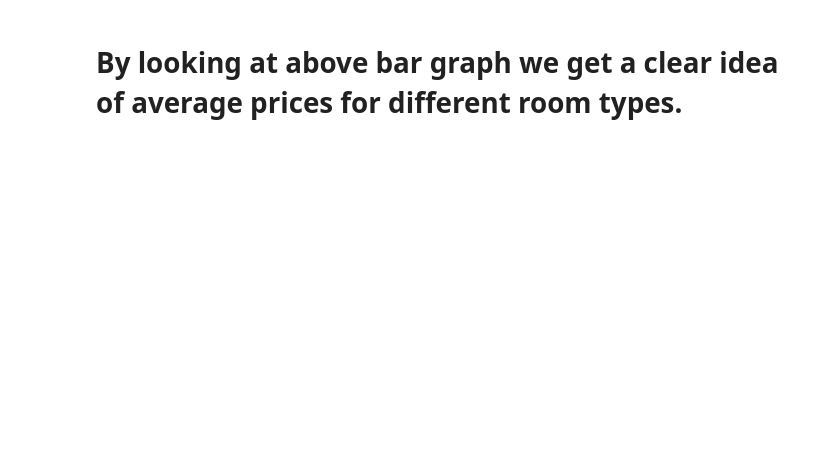
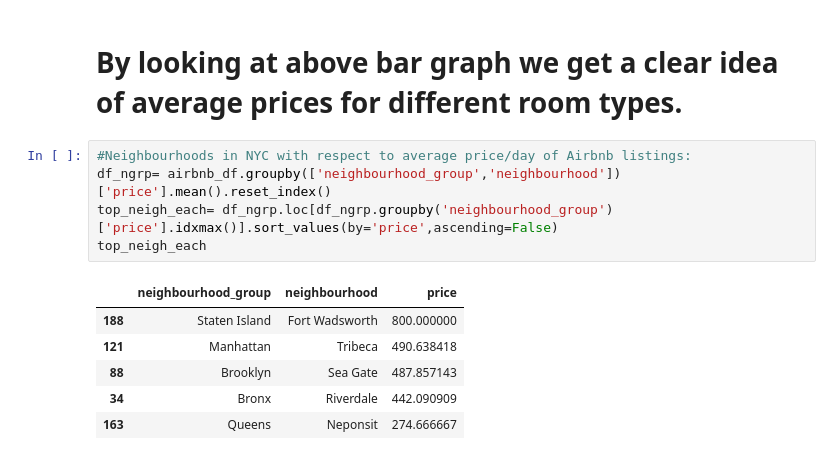
Before and after one commit to rohithub55/airbnb-analysis, a Jupyter notebook: airbnb_analysis.ipynb, the cells around one changed output. Saved outputs shown, nothing was run; the diff lists cells and outputs as text; blank space fills up the shorter version.

```diff
--- a/airbnb_analysis.ipynb
+++ b/airbnb_analysis.ipynb
@@ -147,3 +147,15 @@ px.bar(data_frame=avg_price,x='room_type',y='price',color='room_type',title='Avg
 [interactive output not drawn]
 # %% [markdown]
 # By looking at above bar graph we get a clear idea of average prices for different room types.
+# %%
+#Neighbourhoods in NYC with respect to average price/day of Airbnb listings:
+df_ngrp= airbnb_df.groupby(['neighbourhood_group','neighbourhood'])['price'].mean().reset_index()
+top_neigh_each= df_ngrp.loc[df_ngrp.groupby('neighbourhood_group')['price'].idxmax()].sort_values(by='price',ascending=False)
+top_neigh_each
+# %% [output]
+|  | neighbourhood_group | neighbourhood | price |
+| 188 | Staten Island | Fort Wadsworth | 800.000000 |
+| 121 | Manhattan | Tribeca | 490.638418 |
+| 88 | Brooklyn | Sea Gate | 487.857143 |
+| 34 | Bronx | Riverdale | 442.090909 |
+| 163 | Queens | Neponsit | 274.666667 |
```
Also changed, not shown: parts of 4 cells of this notebook.
